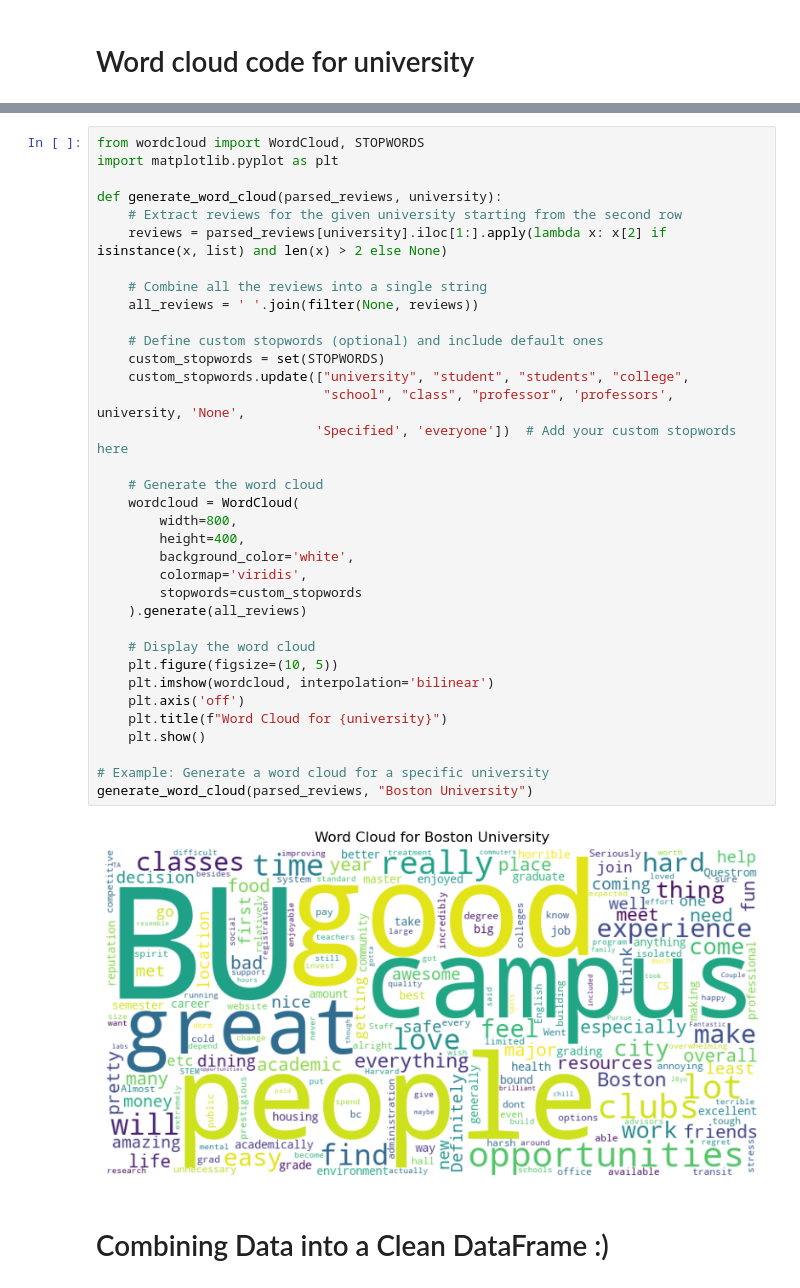
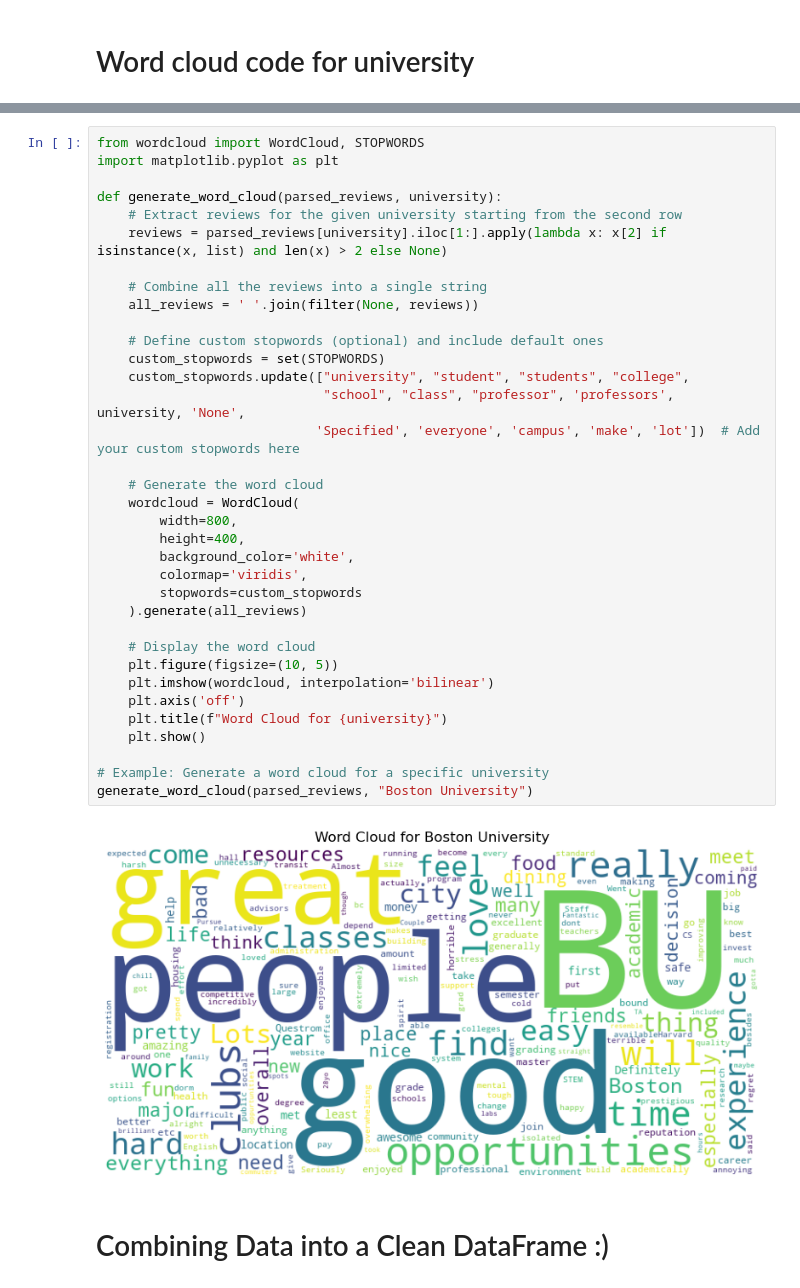
Before and after one commit to Jeanff02/CME538_Byte_Me_Big_Project, a Jupyter notebook: RatemyProfessorScrape.ipynb, the cells around one changed output, grey strips where cells are left out. Drawn from its saved outputs; the diff is of its cells as text.

```diff
--- a/RatemyProfessorScrape.ipynb
+++ b/RatemyProfessorScrape.ipynb
@@ -667,35 +938,35 @@ def generate_word_cloud(parsed_reviews, university):
     # Extract reviews for the given university starting from the second row
     reviews = parsed_reviews[university].iloc[1:].apply(lambda x: x[2] if isinstance(x, list) and len(x) > 2 else None)
 
     # Combine all the reviews into a single string
     all_reviews = ' '.join(filter(None, reviews))
 
     # Define custom stopwords (optional) and include default ones
     custom_stopwords = set(STOPWORDS)
     custom_stopwords.update(["university", "student", "students", "college",
                              "school", "class", "professor", 'professors', university, 'None',
-                            'Specified', 'everyone'])  # Add your custom stopwords here
+                            'Specified', 'everyone', 'campus', 'make', 'lot'])  # Add your custom stopwords here
 
     # Generate the word cloud
     wordcloud = WordCloud(
         width=800,
         height=400,
         background_color='white',
         colormap='viridis',
         stopwords=custom_stopwords
     ).generate(all_reviews)
 
     # Display the word cloud
     plt.figure(figsize=(10, 5))
     plt.imshow(wordcloud, interpolation='bilinear')
     plt.axis('off')
     plt.title(f"Word Cloud for {university}")
     plt.show()
 
 # Example: Generate a word cloud for a specific university
 generate_word_cloud(parsed_reviews, "Boston University")
 # %% [output]
-[figure, old version]
+[figure, new version]
 # %% [markdown]
 # Combining Data into a Clean DataFrame :)
 # %% [markdown]
```
Also changed, not shown: parts of 10 cells of this notebook, 1 other file.
